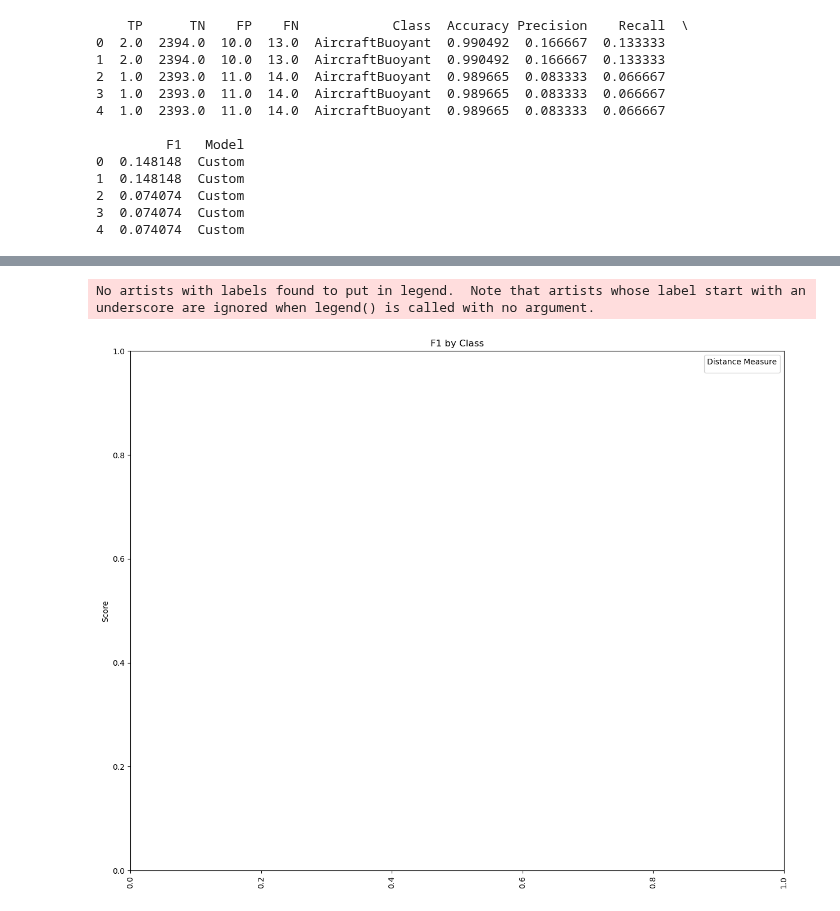
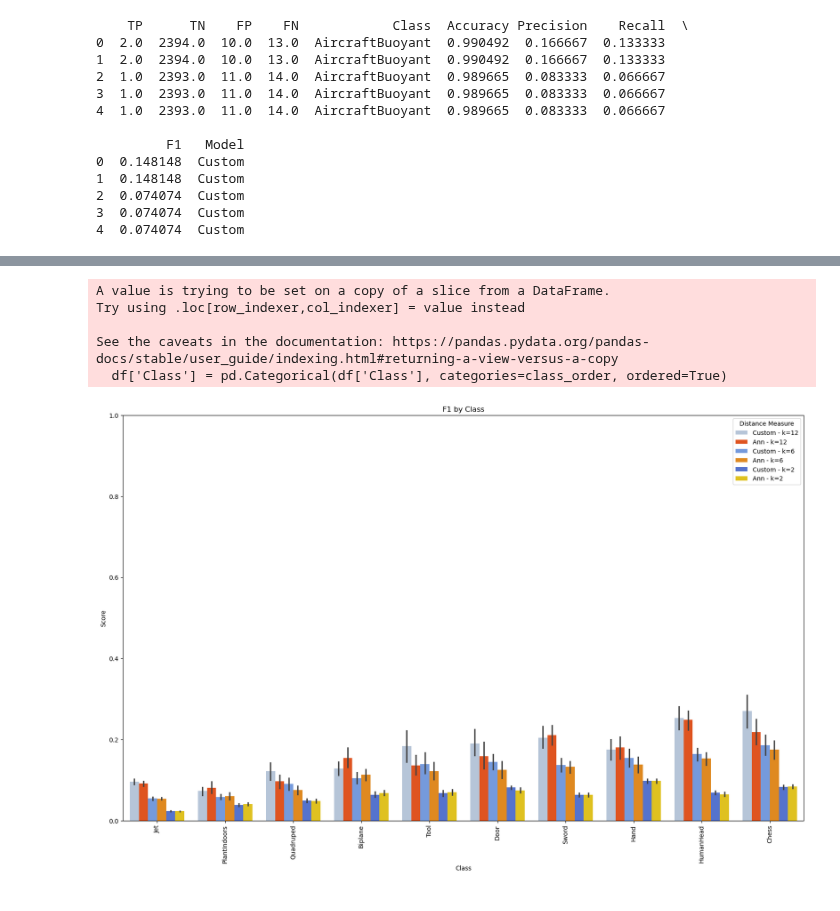
Before and after one commit to maria-raluca-st/INFOMR-final-project, a Jupyter notebook: mmdbs/evaluation.ipynb, the cells around one changed output, grey strips where cells are left out. Drawn from its saved outputs; the diff is of its cells as text; code cells hidden in the pictures.

```diff
--- a/mmdbs/evaluation.ipynb
+++ b/mmdbs/evaluation.ipynb
@@ -360,3 +372,16 @@ print(truthTable_k12.head())
 2  0.074074  Custom
 3  0.074074  Custom
 4  0.074074  Custom
+# %%
+# Plot using seaborn
+truthTable_k12['Model'] = 'Custom - k=12'
+truthTable_k12_ann['Model'] = 'Ann - k=12'
+truthTable_k6['Model'] = 'Custom - k=6'
+truthTable_k6_ann['Model'] = 'Ann - k=6'
+truthTable_k2['Model'] = 'Custom - k=2'
+truthTable_k2_ann['Model'] = 'Ann - k=2'
+
+# Concatenate the tables
+combined_df = pd.concat([truthTable_k12, truthTable_k12_ann,truthTable_k6,truthTable_k6_ann,truthTable_k2,truthTable_k2_ann])
+
+print(combined_df.head())
@@ -363,31 +402,31 @@ print(truthTable_k12.head())
 # %%
-# Plot using seaborn
-truthTable_k12['Model'] = 'Custom'
-truthTable_k12_ann['Model'] = 'Ann'
+def plot_score(df, measure,subset=None):
+    plt.figure(figsize=(20, 12))
+    if(subset!=None):
+        df = df[df["Class"].isin(subset)]
 
-# Concatenate the tables
-combined_df = pd.concat([truthTable_k12, truthTable_k12_ann])
+    # Compute the average score per class and sort by this average
+    class_order = df.groupby('Class')[measure].mean().sort_values().index
 
-def plot_score(df,measure):
-    plt.figure(figsize=(15, 12))
-
-    class_order = df.groupby('Class')[measure].mean().sort_values().index
     # Sort the DataFrame by the class order for plotting
     df['Class'] = pd.Categorical(df['Class'], categories=class_order, ordered=True)
 
+    sns.barplot(data=df, x='Class', y=measure, hue='Model', palette=["lightsteelblue","orangered","cornflowerblue","darkorange","royalblue","gold"])
+
     plt.title(f'{measure} by Class')
-    plt.ylim(0, 1)  # Since metrics are between 0 and 1
-    plt.ylabel(f'Score')
+    plt.ylim(0, 1)  # Assuming metrics are between 0 and 1
+    plt.ylabel('Score')
     plt.xticks(rotation=90)  # Rotate class labels for better readability
 
     plt.legend(title='Distance Measure')
     plt.show()
 
-
-#plot_score(combined_df,"Accuracy")
-plot_score(combined_df,"F1")
-#plot_score(combined_df,"Recall")
-#plot_score(combined_df,"Precision")
+plot_score(combined_df,"F1", subset=["PlantIndoors","HumanHead","Chess","Sword","Biplane","Hand","Quadruped","Tool","Door","Jet"]  # replace with the actual class names you want to include
+)
 # %% [output]
-No artists with labels found to put in legend.  Note that artists whose label start with an underscore are ignored when legend() is called with no argument.
+A value is trying to be set on a copy of a slice from a DataFrame.
+Try using .loc[row_indexer,col_indexer] = value instead
+
+See the caveats in the documentation: https://pandas.pydata.org/pandas-docs/stable/user_guide/indexing.html#returning-a-view-versus-a-copy
+  df['Class'] = pd.Categorical(df['Class'], categories=class_order, ordered=True)
-[figure, old version]
+[figure, new version]
```
Also changed, not shown: parts of 7 cells of this notebook.
